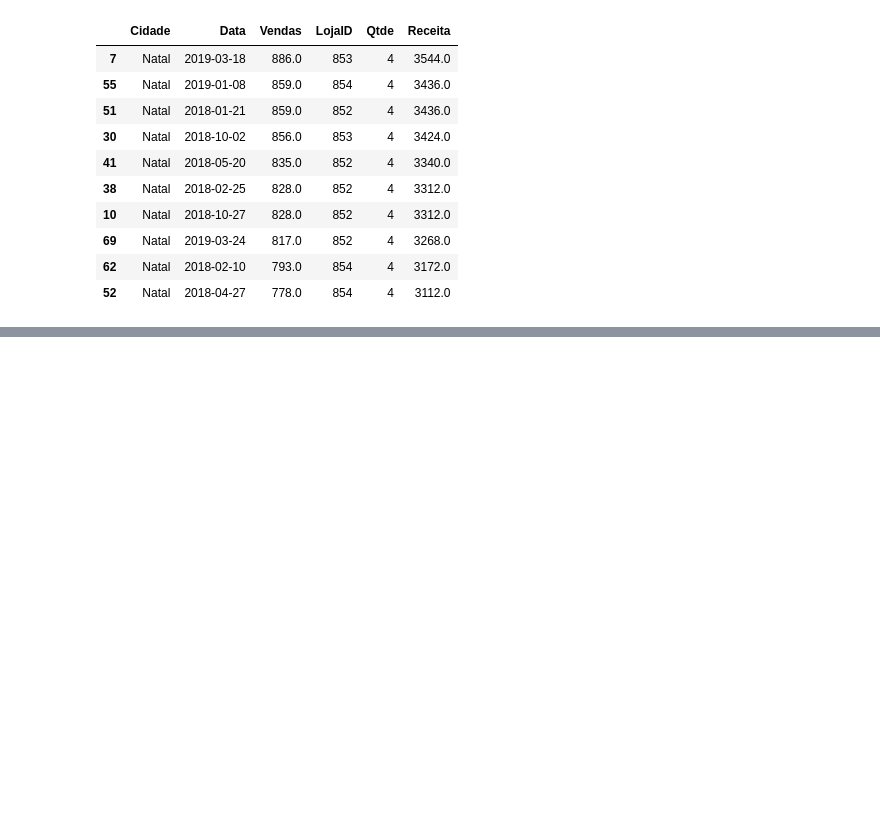
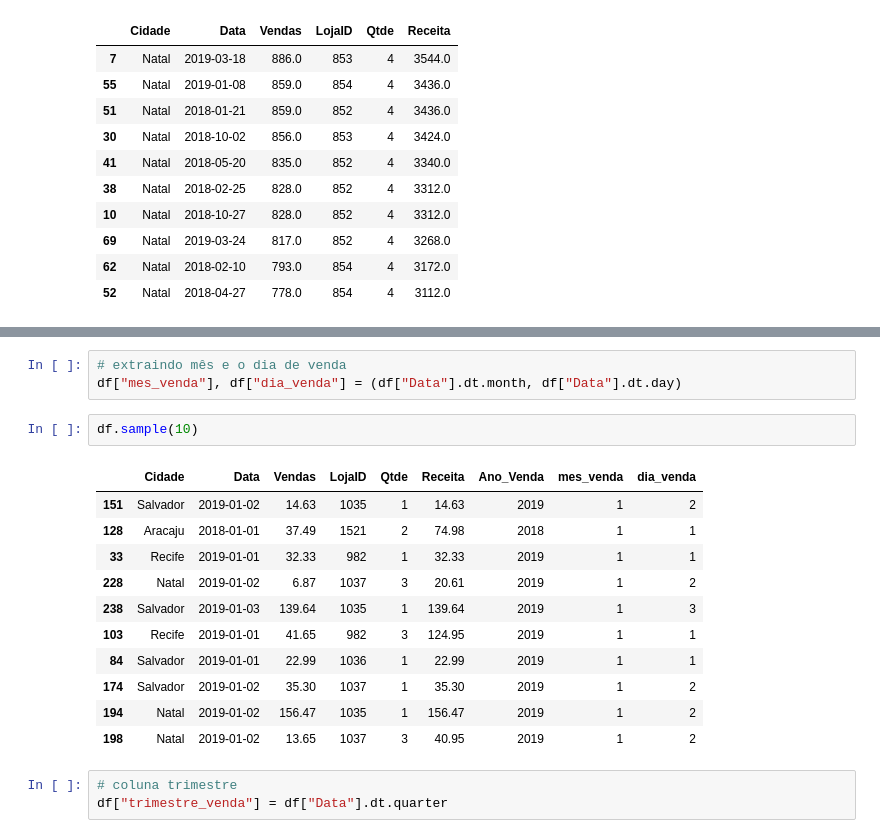
Before and after one commit to jpablolima/analise_de_dados_pandas, a Jupyter notebook: vendas_cidades.ipynb, the cells around one changed output, grey strips where cells are left out. Saved outputs shown, nothing was run; the diff lists cells and outputs as text; blank space fills up the shorter version.

```diff
--- a/vendas_cidades.ipynb
+++ b/vendas_cidades.ipynb
@@ -177,0 +205,20 @@ df.sort_values("Receita", ascending=False).head(10)
+# %%
+# extraindo mês e o dia de venda
+df["mes_venda"], df["dia_venda"] = (df["Data"].dt.month, df["Data"].dt.day)
+# %%
+df.sample(10)
+# %% [output]
+|  | Cidade | Data | Vendas | LojaID | Qtde | Receita | Ano_Venda | mes_venda | dia_venda |
+| 151 | Salvador | 2019-01-02 | 14.63 | 1035 | 1 | 14.63 | 2019 | 1 | 2 |
+| 128 | Aracaju | 2018-01-01 | 37.49 | 1521 | 2 | 74.98 | 2018 | 1 | 1 |
+| 33 | Recife | 2019-01-01 | 32.33 | 982 | 1 | 32.33 | 2019 | 1 | 1 |
+| 228 | Natal | 2019-01-02 | 6.87 | 1037 | 3 | 20.61 | 2019 | 1 | 2 |
+| 238 | Salvador | 2019-01-03 | 139.64 | 1035 | 1 | 139.64 | 2019 | 1 | 3 |
+| 103 | Recife | 2019-01-01 | 41.65 | 982 | 3 | 124.95 | 2019 | 1 | 1 |
+| 84 | Salvador | 2019-01-01 | 22.99 | 1036 | 1 | 22.99 | 2019 | 1 | 1 |
+| 174 | Salvador | 2019-01-02 | 35.30 | 1037 | 1 | 35.30 | 2019 | 1 | 2 |
+| 194 | Natal | 2019-01-02 | 156.47 | 1035 | 1 | 156.47 | 2019 | 1 | 2 |
+| 198 | Natal | 2019-01-02 | 13.65 | 1037 | 3 | 40.95 | 2019 | 1 | 2 |
+# %%
+# coluna trimestre
+df["trimestre_venda"] = df["Data"].dt.quarter
```
Also changed, not shown: parts of 9 cells of this notebook, 1 other file.
